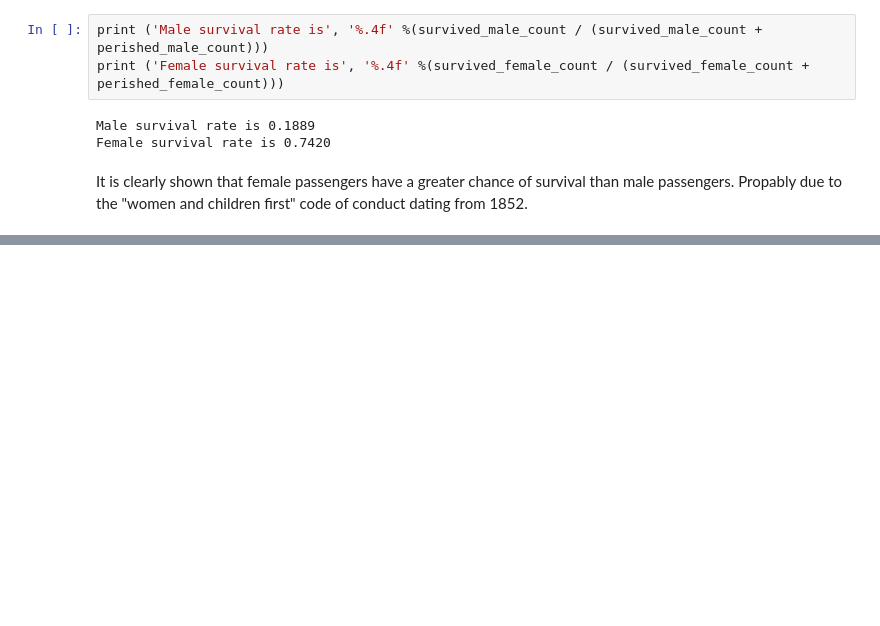
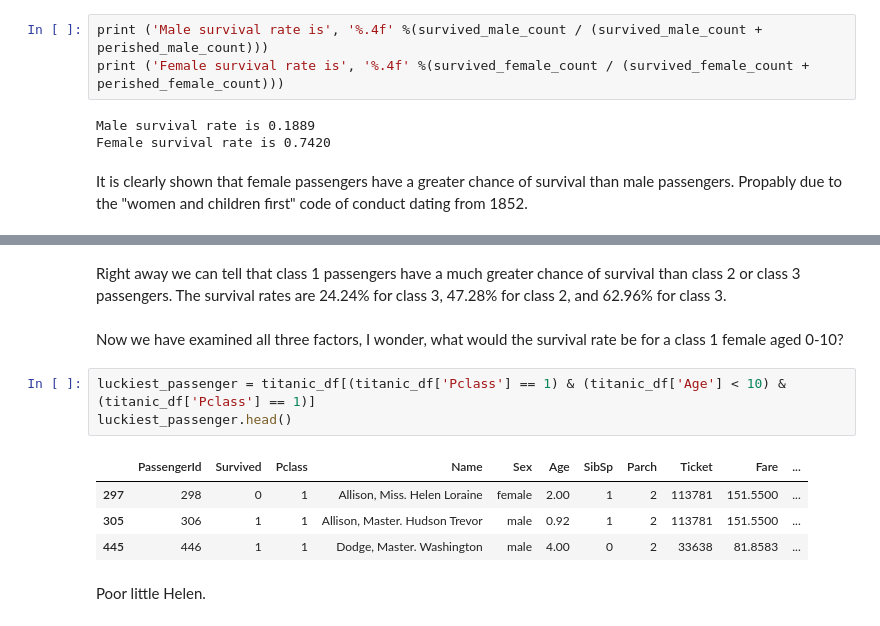
Before and after one commit to sk8erry/investigate-a-dataset, a Jupyter notebook: dand_project_2.ipynb, the cells around one changed output, grey strips where cells are left out. Drawn from its saved outputs; the diff is of its cells as text; blank space fills up the shorter version.

```diff
--- a/dand_project_2.ipynb
+++ b/dand_project_2.ipynb
@@ -174,0 +168,14 @@ plt.show()
+# %% [markdown]
+Right away we can tell that class 1 passengers have a much greater chance of survival than class 2 or class 3 passengers. The survival rates are 24.24% for class 3, 47.28% for class 2, and 62.96% for class 3.
+# %% [markdown]
+Now we have examined all three factors, I wonder, what would the survival rate be for a class 1 female aged 0-10?
+# %%
+luckiest_passenger = titanic_df[(titanic_df['Pclass'] == 1) & (titanic_df['Age'] < 10) & (titanic_df['Pclass'] == 1)]
+luckiest_passenger.head()
+# %% [output]
+|  | PassengerId | Survived | Pclass | Name | Sex | Age | SibSp | Parch | Ticket | Fare | ... |
+| 297 | 298 | 0 | 1 | Allison, Miss. Helen Loraine | female | 2.00 | 1 | 2 | 113781 | 151.5500 | ... |
+| 305 | 306 | 1 | 1 | Allison, Master. Hudson Trevor | male | 0.92 | 1 | 2 | 113781 | 151.5500 | ... |
+| 445 | 446 | 1 | 1 | Dodge, Master. Washington | male | 4.00 | 0 | 2 | 33638 | 81.8583 | ... |
+# %% [markdown]
+Poor little Helen.
```
Also changed, not shown: parts of 6 cells of this notebook.
